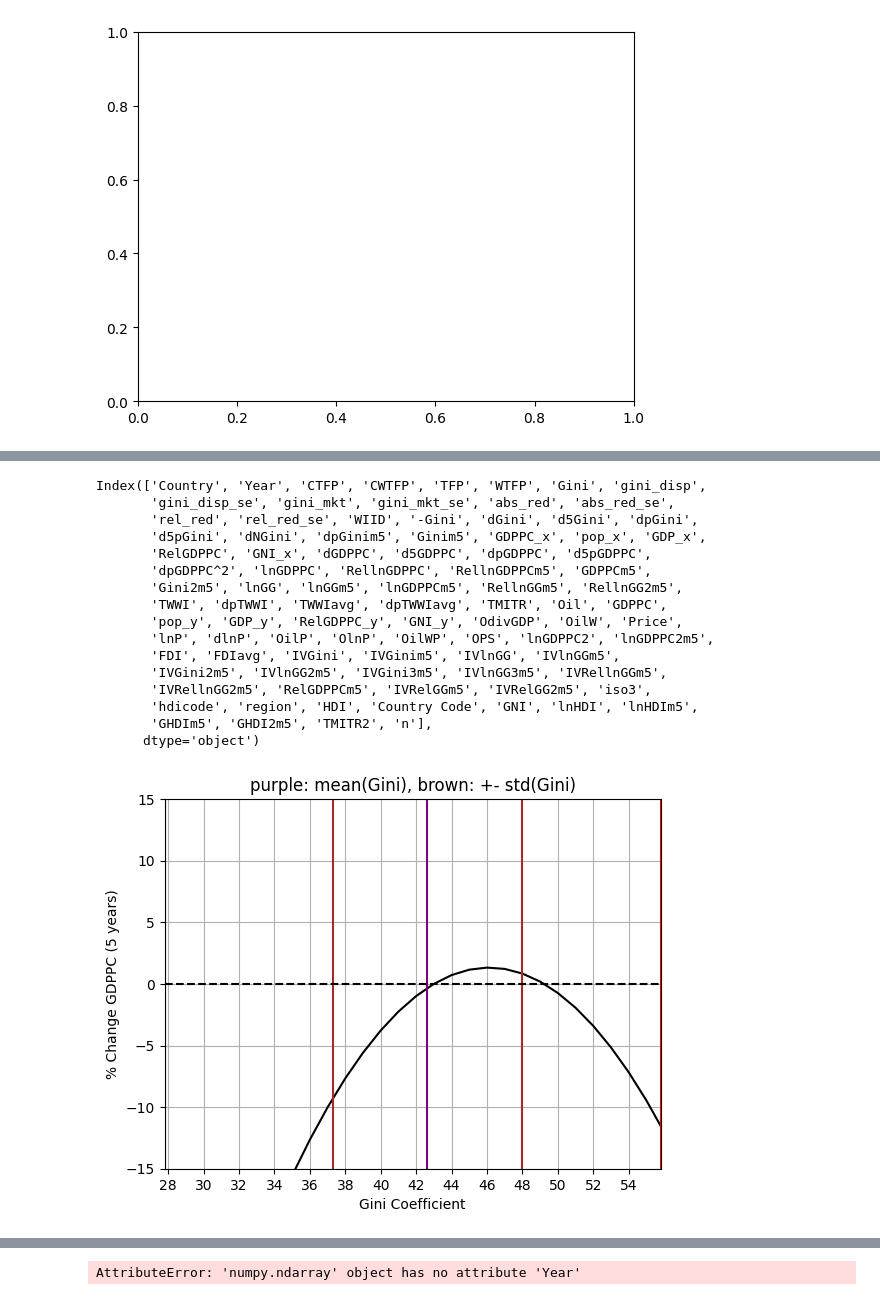
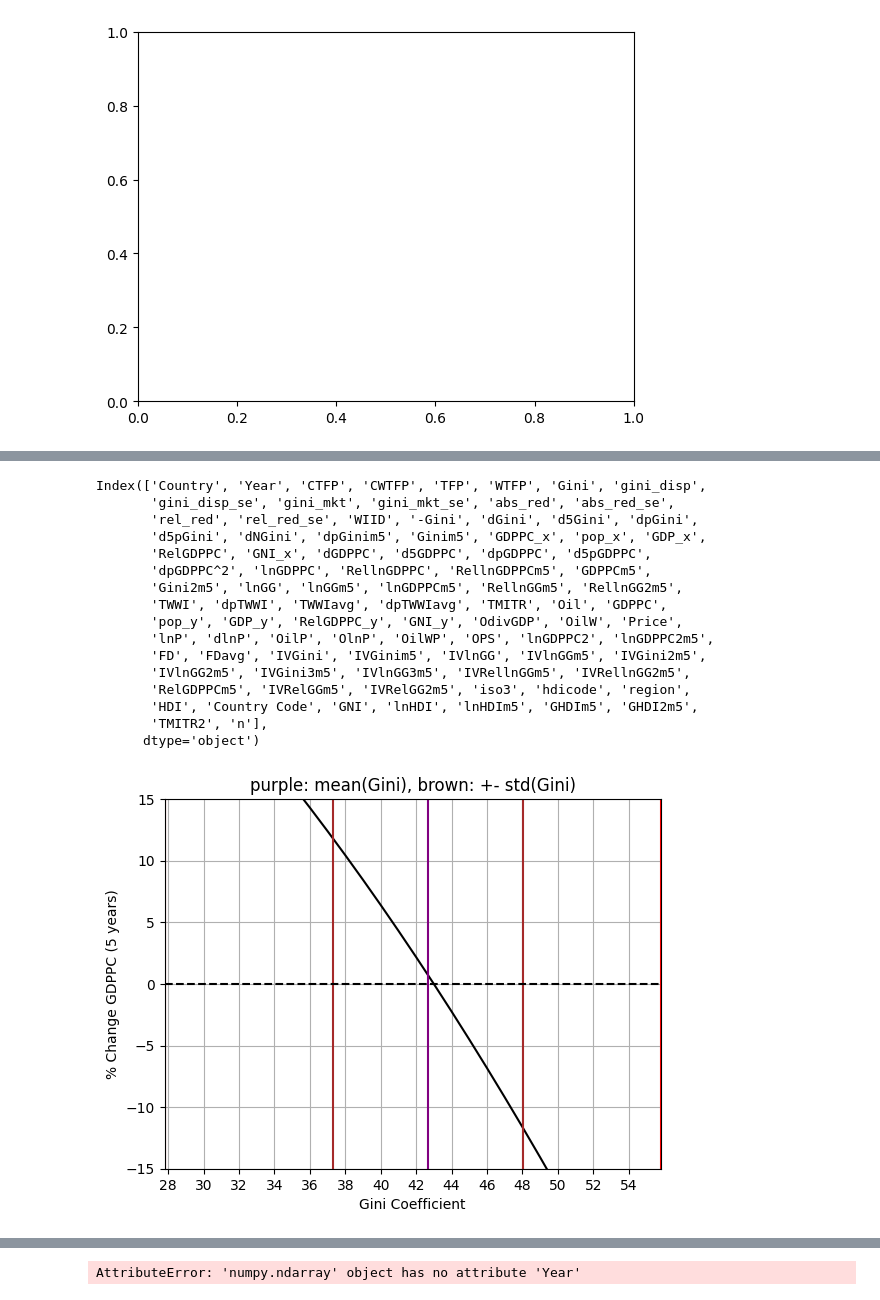
Before and after one commit to JTayMilli/GonGrowth, a Jupyter notebook: Data Processing.ipynb, the cells around one changed output, grey strips where cells are left out. Cells and saved outputs as stored; diff of their text form; code cells hidden in the pictures.

```diff
--- a/Data Processing.ipynb
+++ b/Data Processing.ipynb
@@ -519,11 +519,11 @@ FinDev.Year = FinDev.Year.astype(int)
 FinDev = FinDev[FinDev['Country'] != "Aruba, Kingdom of the Netherlands"]
 FinDev = FinDev[FinDev['Country'] != "Curaçao, Kingdom of the Netherlands"] #countries that don't matter
 FinDev = FinDev[FinDev['Country'] != "Sint Maarten, Kingdom of the Netherlands"]
-
-FinDev = FinDev.merge(( FinDev.groupby('Country')[["Year","FDI"]]
+FinDev = FinDev.rename(columns = {'FDI': 'FD'})
+FinDev = FinDev.merge(( FinDev.groupby('Country')[["Year","FD"]]
                    .rolling(5, min_periods=1, on='Year', closed = "right")
                    .mean().reset_index().drop(columns = "level_1")
-                   .rename(columns = {'FDI':'FDIavg'}) ), on = ["Country", "Year"], how = "left")#.fillna(0)
+                   .rename(columns = {'FD':'FDavg'}) ), on = ["Country", "Year"], how = "left")#.fillna(0)
 
 FinDev["Country"] = cc.convert(names = FinDev['Country'], to = "name_short")
 FinDev = FinDev.replace("not found",np.nan).replace(0,np.nan).dropna()
@@ -941,19 +941,21 @@ Index(['Country', 'Year', 'CTFP', 'CWTFP', 'TFP', 'WTFP', 'Gini', 'gini_disp',
        'TWWI', 'dpTWWI', 'TWWIavg', 'dpTWWIavg', 'TMITR', 'Oil', 'GDPPC',
        'pop_y', 'GDP_y', 'RelGDPPC_y', 'GNI_y', 'OdivGDP', 'OilW', 'Price',
        'lnP', 'dlnP', 'OilP', 'OlnP', 'OilWP', 'OPS', 'lnGDPPC2', 'lnGDPPC2m5',
-       'FDI', 'FDIavg', 'IVGini', 'IVGinim5', 'IVlnGG', 'IVlnGGm5',
-       'IVGini2m5', 'IVlnGG2m5', 'IVGini3m5', 'IVlnGG3m5', 'IVRellnGGm5',
-       'IVRellnGG2m5', 'RelGDPPCm5', 'IVRelGGm5', 'IVRelGG2m5', 'iso3',
-       'hdicode', 'region', 'HDI', 'Country Code', 'GNI', 'lnHDI', 'lnHDIm5',
-       'GHDIm5', 'GHDI2m5', 'TMITR2', 'n'],
+       'FD', 'FDavg', 'IVGini', 'IVGinim5', 'IVlnGG', 'IVlnGGm5', 'IVGini2m5',
+       'IVlnGG2m5', 'IVGini3m5', 'IVlnGG3m5', 'IVRellnGGm5', 'IVRellnGG2m5',
+       'RelGDPPCm5', 'IVRelGGm5', 'IVRelGG2m5', 'iso3', 'hdicode', 'region',
+       'HDI', 'Country Code', 'GNI', 'lnHDI', 'lnHDIm5', 'GHDIm5', 'GHDI2m5',
+       'TMITR2', 'n'],
       dtype='object')
-# %%
-TGall['GFDIavg'] = TGall['FDIavg'] * TGall['IVGinim5']
-TGall['G2FDIavg'] = TGall['FDIavg'] * TGall['IVGini2m5']
+# %%
+TGall['GFDavg'] = TGall['FDavg'] * TGall['Ginim5']
+TGall['G2FDavg'] = TGall['FDavg'] * TGall['Gini2m5']
+TGall['IVGFDavg'] = TGall['FDavg'] * TGall['IVGinim5']
+TGall['IVG2FDavg'] = TGall['FDavg'] * TGall['IVGini2m5']
 # %%
 #X = TGall[["Year", "Country", "IVlnGGm5","IVGinim5", "lnGDPPC", "lnGDPPCm5", 'IVGini2m5', 'IVlnGG2m5', 'IVGini3m5', 'IVlnGG3m5', "IVlnG2Gm5", "IVlnG2G2m5", "IVlnG2G3m5", 'lnGDPPC2m5', "n", "OPS", "TWWIavg"]].replace(0,np.nan).dropna()
 #X = TGall[["Year", "Country", "IVlnGGm5","IVGinim5", "d5pGDPPC", "lnGDPPCm5", 'IVGini2m5', 'IVlnGG2m5', 'IVGini3m5', 'IVlnGG3m5', "n", "OPS", "TWWIavg", "dpTWWIavg"]].replace(0,np.nan).dropna()
-X = TGall[["Year", "Country", "IVlnGGm5","IVGinim5", "lnGDPPC", "lnGDPPCm5", 'IVGini2m5', 'IVlnGG2m5', "n", "OPS", "TWWIavg", "dpTWWIavg", 'FDIavg', 'GFDIavg', 'G2FDIavg']].replace(0,np.nan).dropna()
+X = TGall[["Year", "Country", "IVlnGGm5","IVGinim5", "lnGDPPC", "lnGDPPCm5", 'IVGini2m5', 'IVlnGG2m5', "n", "OPS", "TWWIavg", "dpTWWIavg", 'FDavg', 'GFDavg', 'G2FDavg']].replace(0,np.nan).dropna()
 #X = TGall[["Year", "Country", "IVlnGGm5","IVGinim5", "lnGDPPC", "lnGDPPCm5", 'IVGini2m5', 'IVlnGG2m5', "n", "OPS", "TWWIavg", "dpTWWIavg", 'RelGDPPCm5', 'IVRelGGm5', 'IVRelGG2m5']].replace(0,np.nan).dropna()
 X = X[(np.abs(stats.zscore(X.drop(columns = ["Year", "Country"]))) < 3).all(axis=1)]
 X = X.groupby('Country').filter(lambda x: len(x) >= 5) #remove countries with less then 4 data points
@@ -973,9 +975,9 @@ ission.loc[len(ission)] = reg.coef_
 Arti = pd.DataFrame(columns = X.columns)
 Arti['IVGinim5'] = range(1,100) ###This goes first!
 Arti['Country'] = 'Gabon'
-Arti['Year'] = 1990
-Arti['lnGDPPCm5'] = 9
-Arti['FDIavg'] = .2
+Arti['Year'] = 2018
+Arti['lnGDPPCm5'] = 10
+Arti['FDavg'] = .49
 #Arti['GDPPCm5'] = np.exp(Arti['lnGDPPCm5'][0])
 #Arti['lnGDPPC2m5'] = Arti['lnGDPPCm5'] ** 2
 Arti['n'] = X.n.mean()
@@ -988,8 +990,8 @@ Arti['IVGini2m5'] = Arti['IVGinim5'] ** 2
 Arti['IVlnGGm5'] = Arti['IVGinim5'] * Arti['lnGDPPCm5']
 Arti['IVlnGG2m5'] = Arti['IVGini2m5'] * Arti['lnGDPPCm5']
 
-Arti['GFDIavg']  = Arti['FDIavg'] * Arti['IVGinim5']
-Arti['G2FDIavg']  = Arti['FDIavg'] * Arti['IVGini2m5']
+Arti['GFDavg']  = Arti['FDavg'] * Arti['IVGinim5']
+Arti['G2FDavg']  = Arti['FDavg'] * Arti['IVGini2m5']
 #Arti['IVlnGG3m5'] = Arti['IVGini3m5'] * Arti['lnGDPPCm5']
 """
 Arti['RelGDPPCm5'] = Arti['GDPPCm5'][0] / TGall[TGall.Year == Arti.Year[0]].GDPPCm5.max()
@@ -1027,31 +1029,31 @@ ax.axvline(x = X.IVGinim5.min(),    # Line on x = 2
         ymax = -100,
         color = 'red') # Top of the plot
 ax.axvline(x = X.IVGinim5.max(),    # Line on x = 2
         ymin = 100, # Bottom of the plot
         ymax = -100,
         color = 'red') # Top of the plot
 ax.axvline(x = X.IVGinim5.mean(),    # Line on x = 2
         ymin = 100, # Bottom of the plot
         ymax = -100,
         color = 'purple') # Top of the plot
 ax.axvline(x = X.IVGinim5.mean() - X.IVGinim5.std(),    # Line on x = 2
         ymin = 100, # Bottom of the plot
         ymax = -100,
         color = 'brown') # Top of the plot
 ax.axvline(x = X.IVGinim5.mean() + X.IVGinim5.std(),    # Line on x = 2
         ymin = 100, # Bottom of the plot
         ymax = -100,
         color = 'brown') # Top of the plot
 ax.axhline(y = 0, color = "black", linestyle = '--')   # Line on x = 2ymin = 100, # Bottom of the plot ymax = -100, color = 'purple') # Top of the plot
 ax.set_ylim(Arti['pred'][int(X.IVGinim5.mean())]-15, Arti['pred'][int(X.IVGinim5.mean())]+15)
 ax.set_xlim(X.IVGinim5.min(), X.IVGinim5.max())
 ax.set_xlabel("Gini Coefficient")
 ax.set_ylabel("% Change GDPPC (5 years)")
 ax.set_title("purple: mean(Gini), brown: +- std(Gini)")
 plt.grid()
 plt.show()
 ## Create a column that has the max of each year for relative gdppc
 ##Answers don't make sense with IV that I created
 ## Answers don't make sense when whne taken to the the third degree
 # %% [output]
-[figure, old version]
+[figure, new version]
```
Also changed, not shown: parts of 7 cells of this notebook, 2 other files.
